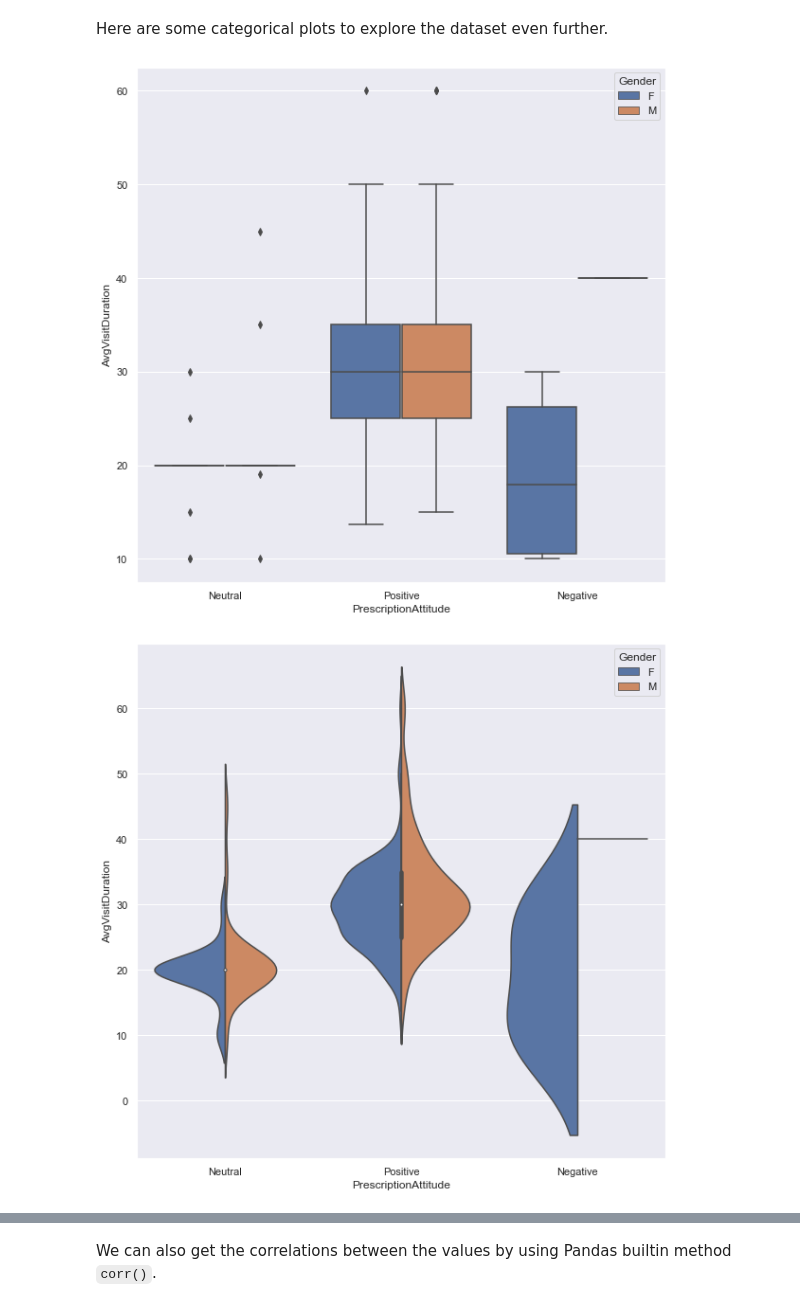
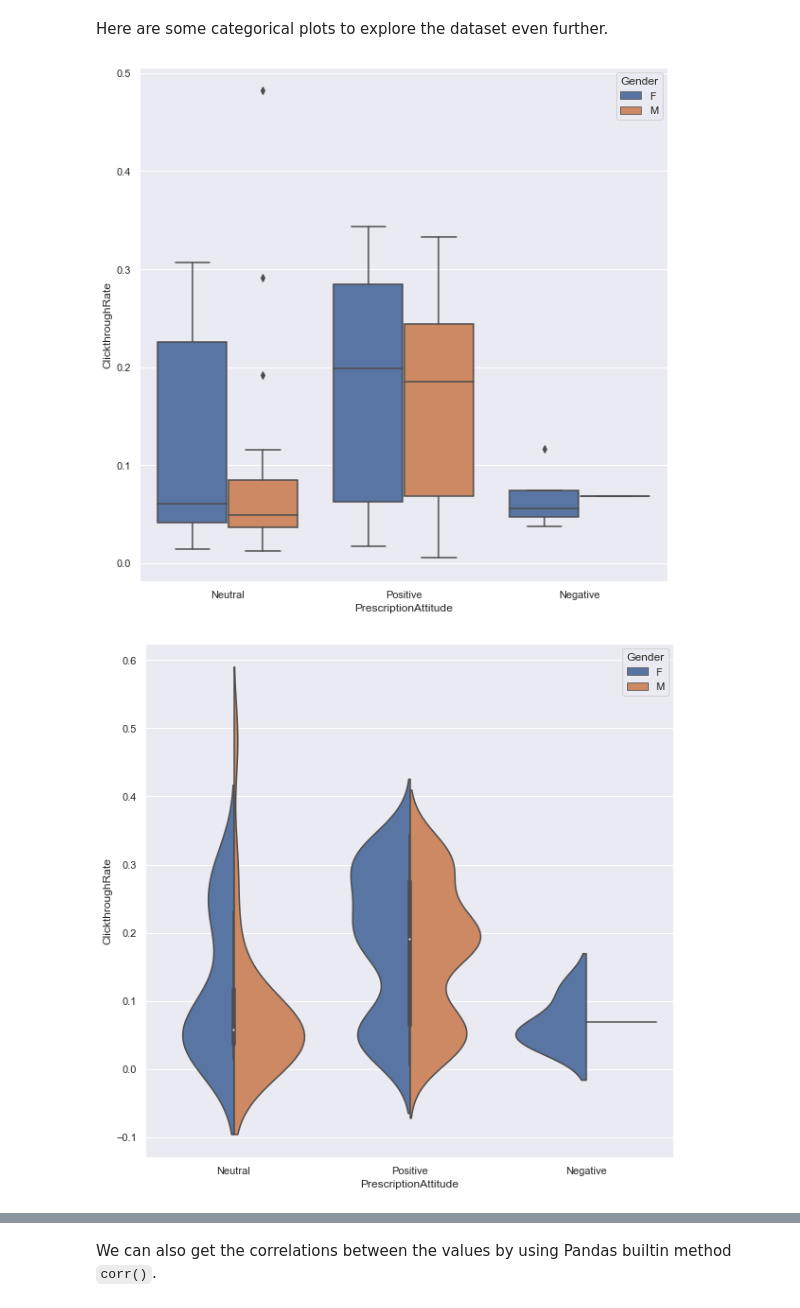
Before and after one commit to gtanzi/rcs_customer_segmentation, a Jupyter notebook: RCS_WorkSession.ipynb, the cells around one changed output, grey strips where cells are left out. Saved outputs shown, nothing was run; the diff lists cells and outputs as text; code cells hidden in the pictures.

```diff
--- a/RCS_WorkSession.ipynb
+++ b/RCS_WorkSession.ipynb
@@ -267,11 +267,11 @@ sns.pairplot(data[numeric_features+[hue]], hue=hue);
 # %% [markdown]
 Here are some categorical plots to explore the dataset even further.
 # %%
-sns.boxplot(x="PrescriptionAttitude", y="AvgVisitDuration", hue="Gender", data=data);
+sns.boxplot(x="PrescriptionAttitude", y="ClickthroughRate", hue="Gender", data=data);
 # %% [output]
-[figure, old version]
+[figure, new version]
 # %%
-sns.violinplot(x="PrescriptionAttitude", y="AvgVisitDuration", hue="Gender", data=data, split=True);
+sns.violinplot(x="PrescriptionAttitude", y="ClickthroughRate", hue="Gender", data=data, split=True);
 # %% [output]
-[figure, old version]
+[figure, new version]
 # %%
```
Also changed, not shown: parts of 9 cells of this notebook.
